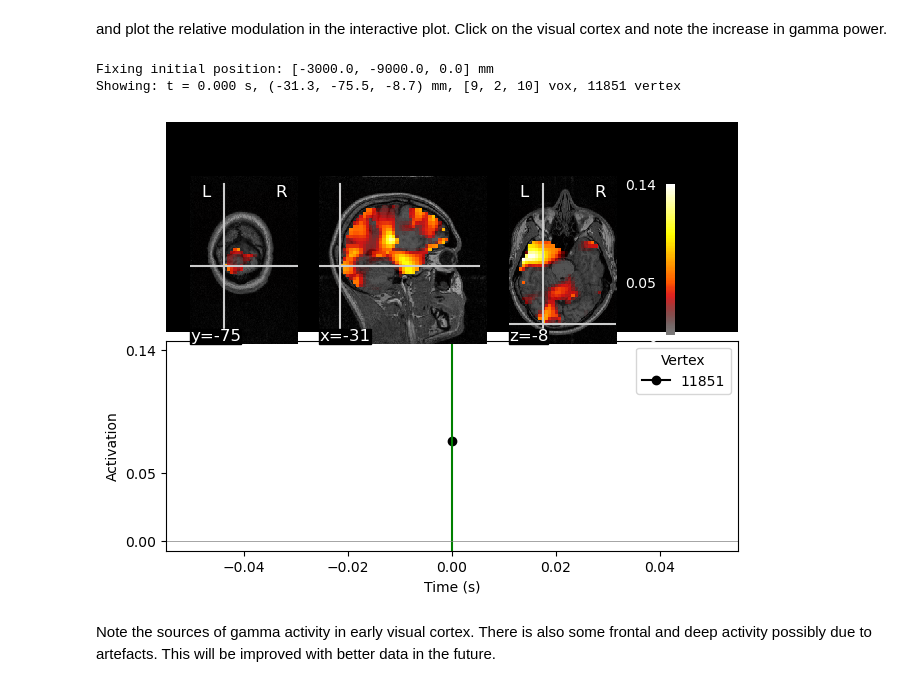
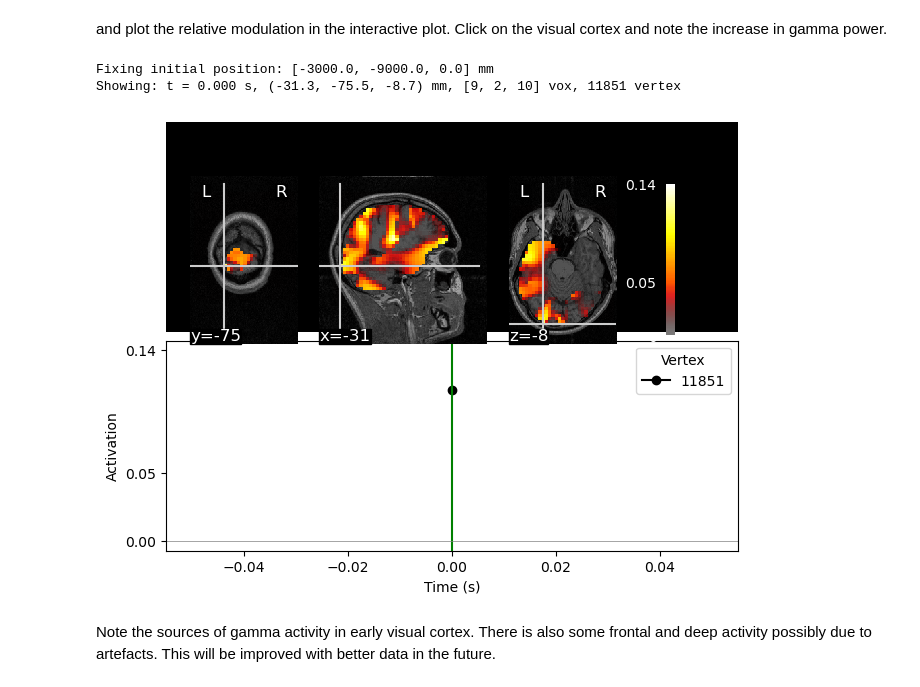
Before and after one commit to FLUX-pipeline/FieldLine, a Jupyter notebook: DICSbeamforming.ipynb, the cells around one changed output. Drawn from its saved outputs; the diff is of its cells as text; code cells hidden in the pictures.

```diff
--- a/DICSbeamforming.ipynb
+++ b/DICSbeamforming.ipynb
@@ -275,16 +275,16 @@ We will next localise the sources associated with the modulation in the 70 - 90
 As a first step, calculate the CSD for the pre- and post-interval as well as all conditions. The bandwidth here is 2ΔF = 8 Hz and the time window ΔT = 0.500 s. This results in 3 tapers (as N < ΔF ΔT).
 # %%
 print('Pre')
-csd_gleft_pre   = csd_multitaper(epochs['cueLeft'],  fmin=70, fmax=80, tmin=-0.7, tmax=-0.2, bandwidth = 8, adaptive=True, low_bias = True,verbose = False, n_jobs=-1)
-csd_gright_pre  = csd_multitaper(epochs['cueRight'], fmin=70, fmax=80, tmin=-0.7, tmax=-0.2, bandwidth = 8, adaptive=True, low_bias = True,verbose = False, n_jobs=-1)
+csd_gleft_pre   = csd_multitaper(epochs['cueLeft'],  fmin=65, fmax=75, tmin=-0.7, tmax=-0.2, bandwidth = 8, adaptive=True, low_bias = True,verbose = False, n_jobs=-1)
+csd_gright_pre  = csd_multitaper(epochs['cueRight'], fmin=65, fmax=75, tmin=-0.7, tmax=-0.2, bandwidth = 8, adaptive=True, low_bias = True,verbose = False, n_jobs=-1)
 
 print('Cue')
-csd_gleft_cue =  csd_multitaper(epochs['cueLeft'],  fmin=70, fmax=80, tmin=0.6, tmax=1.1, bandwidth = 8, adaptive=True, low_bias = True, verbose = False, n_jobs=-1)
-csd_gright_cue = csd_multitaper(epochs['cueRight'], fmin=70, fmax=80, tmin=0.6, tmax=1.1, bandwidth = 8, adaptive=True, low_bias = True, verbose = False, n_jobs=-1)
+csd_gleft_cue =  csd_multitaper(epochs['cueLeft'],  fmin=65, fmax=75, tmin=0.6, tmax=1.1, bandwidth = 8, adaptive=True, low_bias = True, verbose = False, n_jobs=-1)
+csd_gright_cue = csd_multitaper(epochs['cueRight'], fmin=65, fmax=75, tmin=0.6, tmax=1.1, bandwidth = 8, adaptive=True, low_bias = True, verbose = False, n_jobs=-1)
 
 print('Stim')
-csd_gleft_act =  csd_multitaper(epochs['cueLeft'],  fmin=70, fmax=80, tmin= 1.2, tmax= 1.7, bandwidth = 8, adaptive=True, low_bias = True, verbose = False, n_jobs=-1)
-csd_gright_act = csd_multitaper(epochs['cueRight'], fmin=70, fmax=80, tmin= 1.2, tmax= 1.7, bandwidth = 8, adaptive=True, low_bias = True, verbose = False, n_jobs=-1)
+csd_gleft_act =  csd_multitaper(epochs['cueLeft'],  fmin=65, fmax=75, tmin= 1.2, tmax= 1.7, bandwidth = 8, adaptive=True, low_bias = True, verbose = False, n_jobs=-1)
+csd_gright_act = csd_multitaper(epochs['cueRight'], fmin=65, fmax=75, tmin= 1.2, tmax= 1.7, bandwidth = 8, adaptive=True, low_bias = True, verbose = False, n_jobs=-1)
 # %% [output]
 Pre
 Cue
@@ -343,11 +343,11 @@ and plot the relative modulation in the interactive plot. Click on the visual co
 # %%
 src = fwd['src']
 %matplotlib inline
-brain = stc_grel.plot(src=src,subject=fs_subject, subjects_dir=fs_root, mode='stat_map',initial_pos = [-3,-9,0],clim=dict(kind='value', lims=[0,0.05,0.14]));
+brain = stc_grel.plot(src=src,subject=s_subject, subjects_dir=fs_root, mode='stat_map',initial_pos = [-3,-9,0],clim=dict(kind='value', lims=[0,0.05,0.14]));
 # %% [output]
 Fixing initial position: [-3000.0, -9000.0, 0.0] mm
 Showing: t = 0.000 s, (-31.3, -75.5, -8.7) mm, [9, 2, 10] vox, 11851 vertex
-[figure, old version]
+[figure, new version]
 # %% [markdown]
 Note the sources of gamma activity in early visual cortex. There is also some frontal and deep activity possibly due to artefacts. This will be improved with better data in the future.
 # %% [markdown]
```
Also changed, not shown: parts of 4 cells of this notebook.
